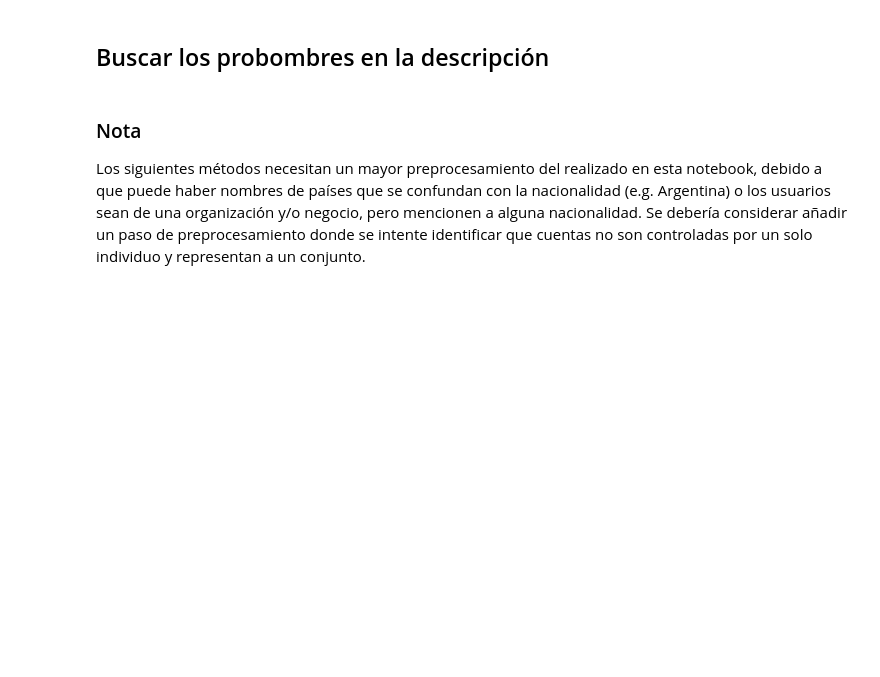
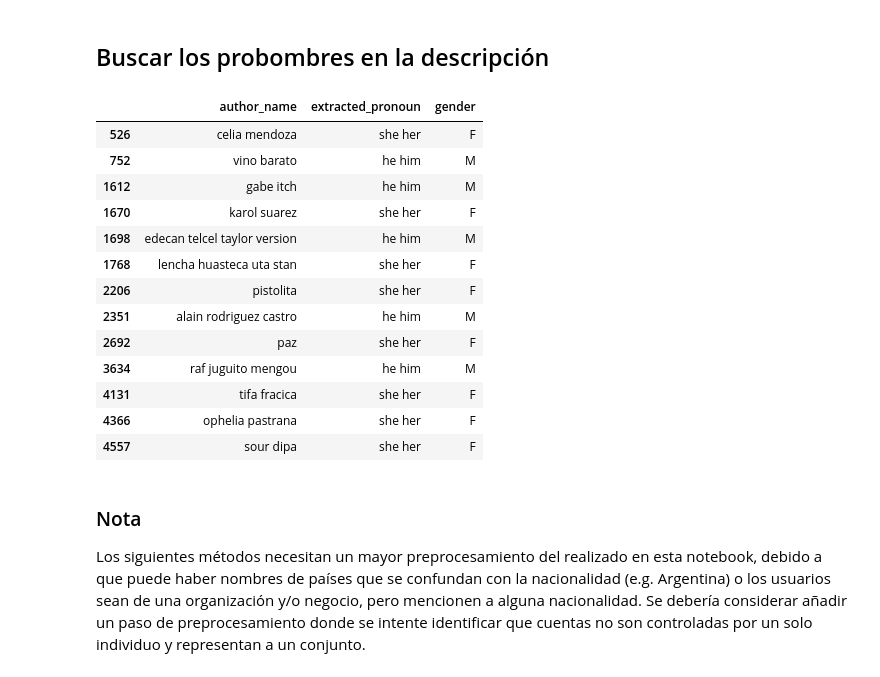
Before and after one commit to Entropia-AI/Workshop_2_Migracion, a Jupyter notebook: twitter/3_Variables_Demograficas.ipynb, the cells around one changed output. Cells and saved outputs as stored; diff of their text form; code cells hidden in the pictures; blank space fills up the shorter version.

```diff
--- a/twitter/3_Variables_Demograficas.ipynb
+++ b/twitter/3_Variables_Demograficas.ipynb
@@ -534,15 +406,30 @@ df_by_names[['author_name', 'extracted_name', 'gender']]
 # %%
 # Descartar usuarios a los que ya se les asigno un género
 df_pronouns = df_users[~df_users['author_id'].isin(df_by_names['author_id'])].copy()
 
 # Buscar los probombres en la descripción
 df_pronouns['extracted_pronoun'] = df_pronouns['author_description'].str.extract(regex_pronous).dropna()
 
 # Asignar un género en base a los pronombres encontrados
 df_pronouns['gender'] = df_pronouns.dropna()['extracted_pronoun'].map(dict_pronouns_gender)
 
 df_pronouns = df_pronouns.dropna()
-df_pronouns[['author_name', 'extracted_name', 'gender']]
+df_pronouns[['author_name', 'extracted_pronoun', 'gender']]
+# %% [output]
+|  | author_name | extracted_pronoun | gender |
+| 526 | celia mendoza | she her | F |
+| 752 | vino barato | he him | M |
+| 1612 | gabe itch | he him | M |
+| 1670 | karol suarez | she her | F |
+| 1698 | edecan telcel taylor version | he him | M |
+| 1768 | lencha huasteca uta stan | she her | F |
+| 2206 | pistolita | she her | F |
+| 2351 | alain rodriguez castro | he him | M |
+| 2692 | paz | she her | F |
+| 3634 | raf juguito mengou | he him | M |
+| 4131 | tifa fracica | she her | F |
+| 4366 | ophelia pastrana | she her | F |
+| 4557 | sour dipa | she her | F |
 # %% [markdown]
 ### Nota
 Los siguientes métodos necesitan un mayor preprocesamiento del realizado en esta notebook, debido a que puede haber nombres de países que se confundan con la nacionalidad (e.g. Argentina) o los usuarios sean de una organización y/o negocio, pero mencionen a alguna nacionalidad. Se debería considerar añadir un paso de preprocesamiento donde se intente identificar que cuentas no son controladas por un solo individuo y representan a un conjunto.
```
Also changed, not shown: parts of 37 cells of this notebook, 1 other file.
